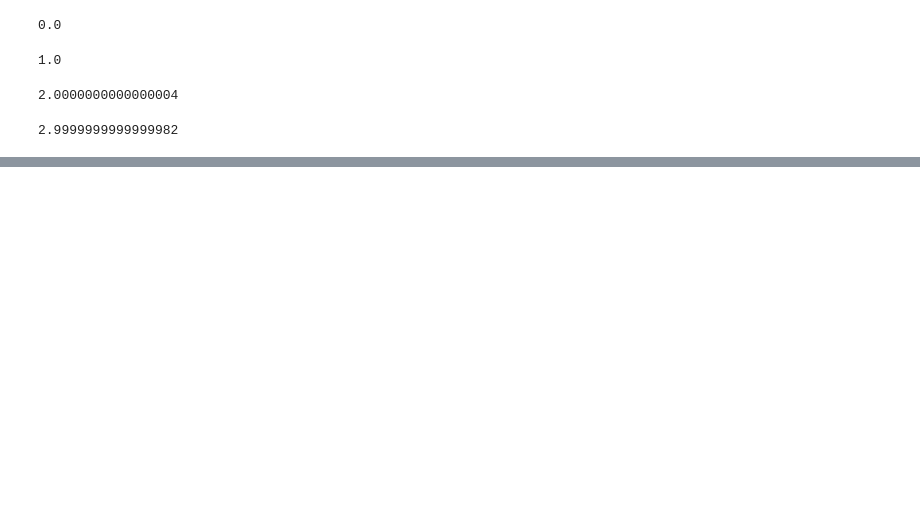
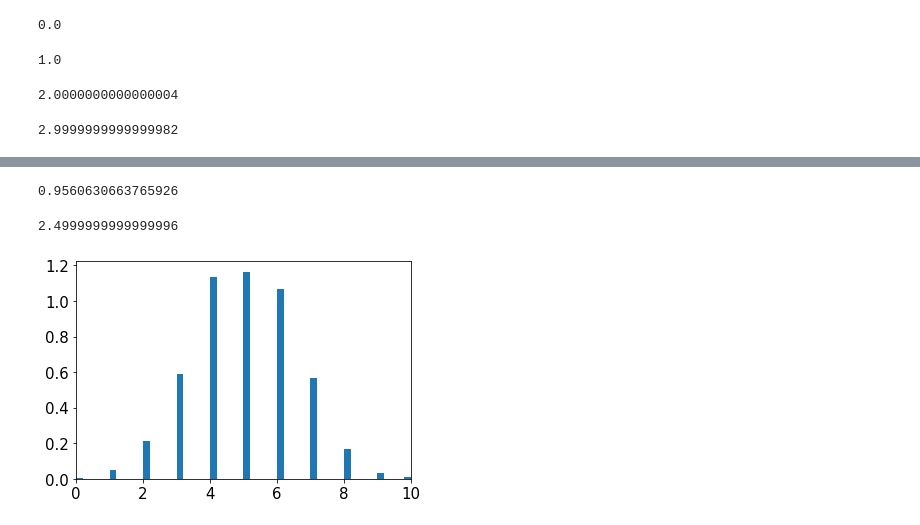
Before and after one commit to tjsuki/PHYS-434, a Jupyter notebook: LAB 1.ipynb, the cells around one changed output, grey strips where cells are left out. Cells and saved outputs as stored; diff of their text form; code cells hidden in the pictures; blank space fills up the shorter version.

```diff
--- a/LAB 1.ipynb
+++ b/LAB 1.ipynb
@@ -58,0 +72,5 @@ plt.show()
+# %%
+prob = stats.rayleigh.cdf(0.025, loc = 0, scale = 0.01)
+prob
+# %% [output]
+0.9560630663765926
@@ -58,0 +79,20 @@ plt.show()
+# %%
+sigma = presigma / 0.01
+sigma
+# %% [output]
+2.4999999999999996
+# %%
+#Non-continuous distributions
+
+#10 'rolls' per trial, p = 0.5 (p is the
+#probability of a succesful trial)
+b = stats.binom.rvs(10, 0.5, loc = 0, size
+                       = 1000)
+# %%
+fig, graph = plt.subplots(1, 1)
+graph.hist(b, 50, density = True)
+plt.tick_params(labelsize = 15)
+plt.xlim([0, 10])
+plt.show()
+# %% [output]
+[figure, added]
```
Also changed, not shown: parts of 18 cells of this notebook.
